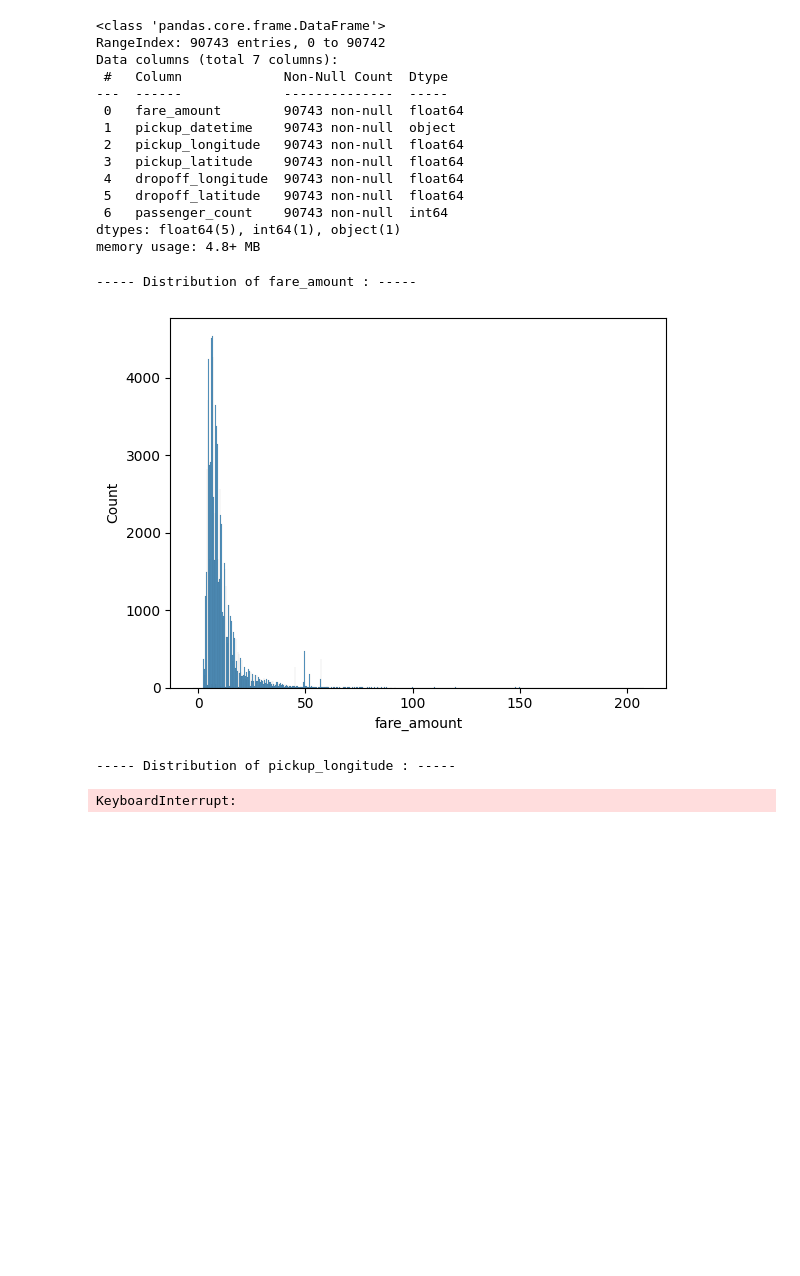
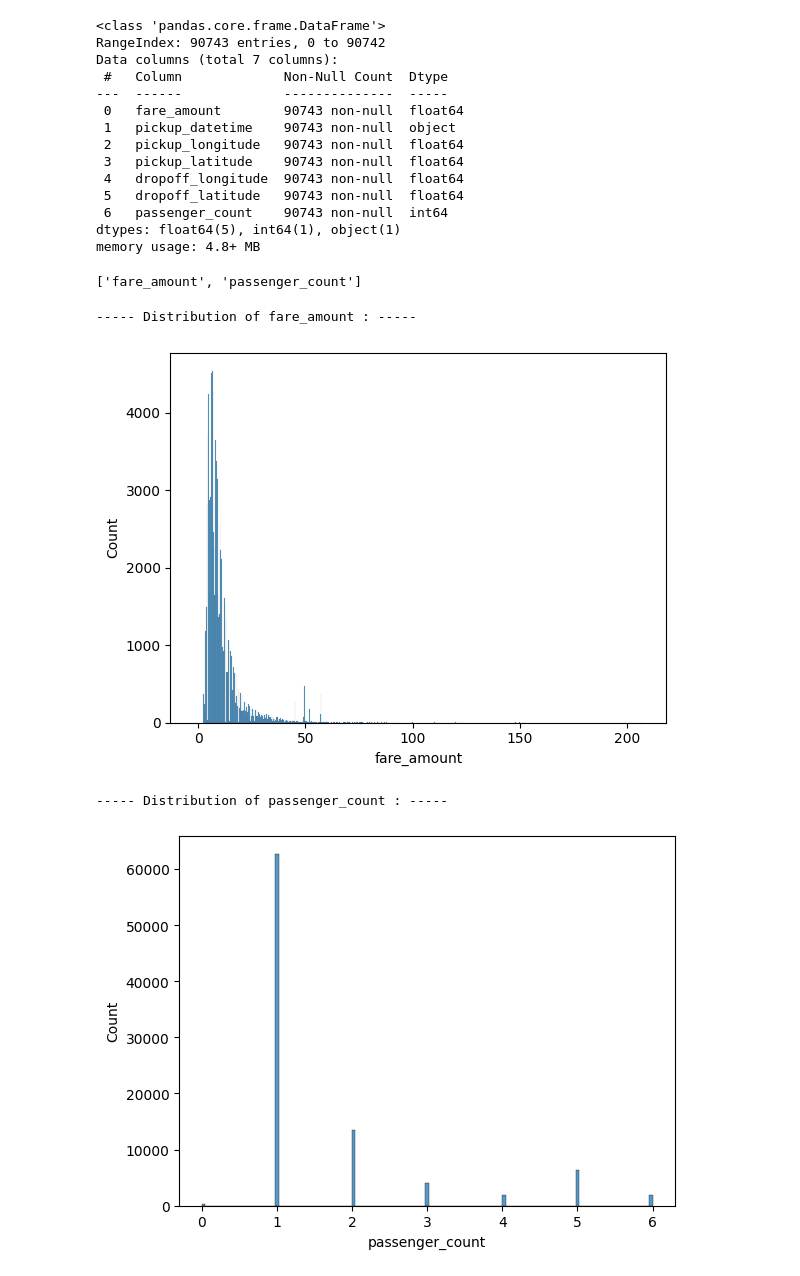
Before and after one commit to yjalil/prelectureMLops, a Jupyter notebook: project/notebooks/Progress_taxifare.ipynb, the cells around one changed output. Cells and saved outputs as stored; diff of their text form; code cells hidden in the pictures; blank space fills up the shorter version.

```diff
--- a/project/notebooks/Progress_taxifare.ipynb
+++ b/project/notebooks/Progress_taxifare.ipynb
@@ -107,14 +104,23 @@ Data columns (total 7 columns):
  6   passenger_count    90743 non-null  int64
 dtypes: float64(5), int64(1), object(1)
 memory usage: 4.8+ MB
+# %%
+# Coordinate Columns to exclude from distribution
+coordinate_columns = ['pickup_longitude', 'pickup_latitude', 'dropoff_longitude', 'dropoff_latitude']
+
+# defining numeric columns ( with exclusion )
+numeric_columns = [col for col in raw_data.select_dtypes(exclude=["object"]).columns if col not in coordinate_columns]
+numeric_columns
+# %% [output]
+['fare_amount', 'passenger_count']
 # %%
 # Plot distribution for the numerical features  available in the dataset
-for variable in raw_data.select_dtypes(exclude = ["object"]).columns:
+for variable in numeric_columns:
     print(f"----- Distribution of {variable} : -----")
     sns.histplot(raw_data[variable])
     plt.show()
 # %% [output]
 ----- Distribution of fare_amount : -----
 [figure]
------ Distribution of pickup_longitude : -----
+----- Distribution of passenger_count : -----
-KeyboardInterrupt:
+[figure, added]
```
Also changed, not shown: parts of 6 cells of this notebook.
